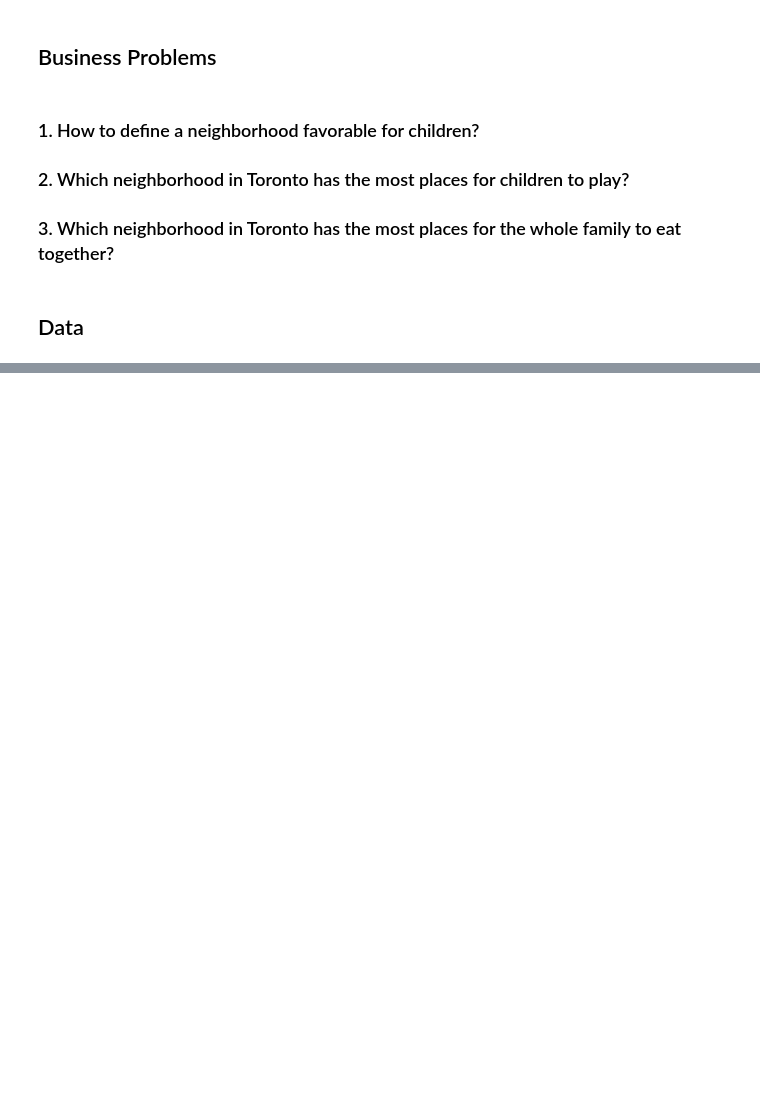
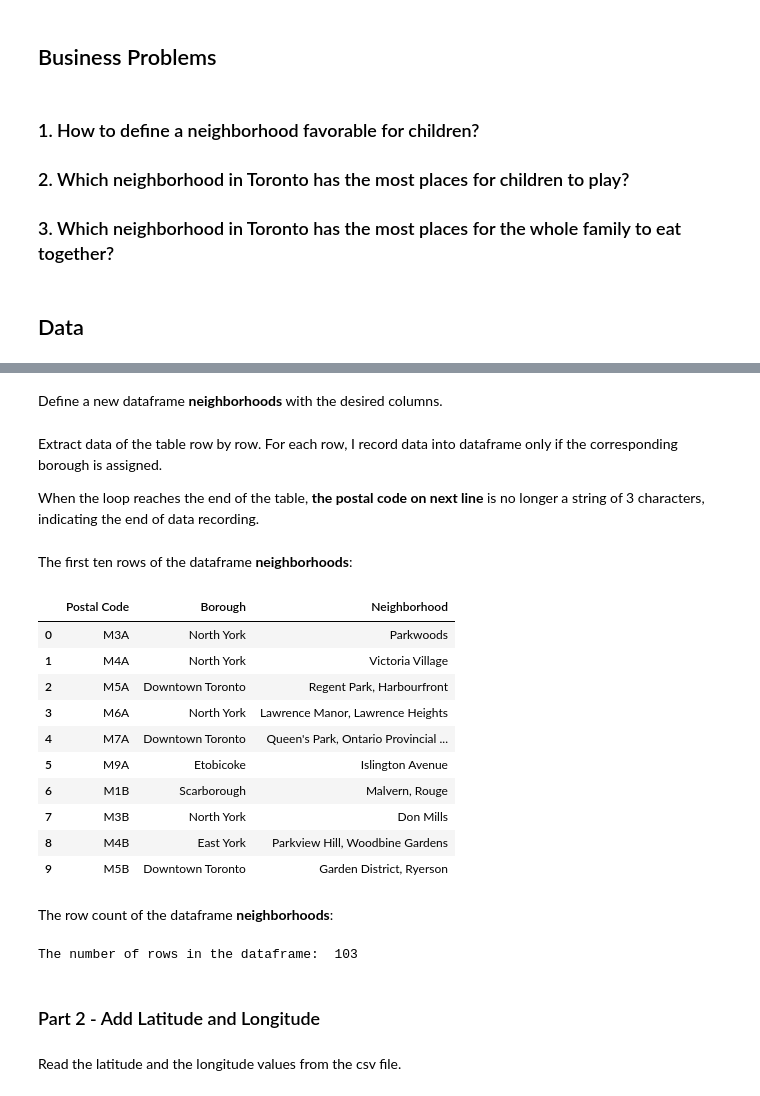
Before and after one commit to kevin800721/Coursera_Capstone, a Jupyter notebook: Capstone Project Notebook.ipynb, the cells around one changed output, grey strips where cells are left out. Cells and saved outputs as stored; diff of their text form; code cells hidden in the pictures; blank space fills up the shorter version.

```diff
--- a/Capstone Project Notebook.ipynb
+++ b/Capstone Project Notebook.ipynb
@@ -52,0 +129,63 @@ Finally, suggest the corresponding neighborhoods to the families with explanatio
+# %%
+url='https://en.wikipedia.org/wiki/List_of_postal_codes_of_Canada:_M'
+req = requests.get(url)
+soup = BeautifulSoup(req.text, "html5lib")
+data = soup.find(class_="wikitable sortable")
+# %% [markdown]
+Define a new dataframe __neighborhoods__ with the desired columns.
+# %%
+column_names = ['Postal Code', 'Borough', 'Neighborhood']
+neighborhoods = pd.DataFrame(columns=column_names)
+# %% [markdown]
+Extract data of the table row by row. For each row, I record data into dataframe only if the corresponding borough is assigned.
+
+When the loop reaches the end of the table, __the postal code on next line__ is no longer a string of 3 characters, indicating the end of data recording.
+# %%
+header = data.findChild("tr")
+dataline = header.find_next('tr')
+
+while True:
+    post0 = dataline.find_next('td')
+    post = post0.get_text(strip=True)
+
+    bor0 = post0.find_next('td')
+    bor = bor0.get_text(strip=True)
+    # skip the data whose borough is not assigned
+    if bor != 'Not assigned':
+        neigh0 = bor0.find_next('td')
+        neigh = neigh0.get_text(strip=True)
+
+        neighborhoods = neighborhoods.append({'Postal Code': post,
+                                              'Borough': bor,
+                                              'Neighborhood': neigh}, ignore_index=True)
+    dataline = dataline.find_next('tr')
+    post_check = dataline.find_next('td').get_text(strip=True)
+    # reach the end of the table
+    if len(post_check) != 3:
+        break
+# %% [markdown]
+The first ten rows of the dataframe __neighborhoods__:
+# %%
+neighborhoods.head(10)
+# %% [output]
+|  | Postal Code | Borough | Neighborhood |
+| 0 | M3A | North York | Parkwoods |
+| 1 | M4A | North York | Victoria Village |
+| 2 | M5A | Downtown Toronto | Regent Park, Harbourfront |
+| 3 | M6A | North York | Lawrence Manor, Lawrence Heights |
+| 4 | M7A | Downtown Toronto | Queen's Park, Ontario Provincial ... |
+| 5 | M9A | Etobicoke | Islington Avenue |
+| 6 | M1B | Scarborough | Malvern, Rouge |
+| 7 | M3B | North York | Don Mills |
+| 8 | M4B | East York | Parkview Hill, Woodbine Gardens |
+| 9 | M5B | Downtown Toronto | Garden District, Ryerson |
+# %% [markdown]
+The row count of the dataframe __neighborhoods__:
+# %%
+print('The number of rows in the dataframe: ',neighborhoods.shape[0])
+# %% [output]
+The number of rows in the dataframe:  103
+# %% [markdown]
+### Part 2 - Add Latitude and Longitude
+# %% [markdown]
+Read the latitude and the longitude values from the csv file.
```
Also changed, not shown: parts of 44 cells of this notebook.
